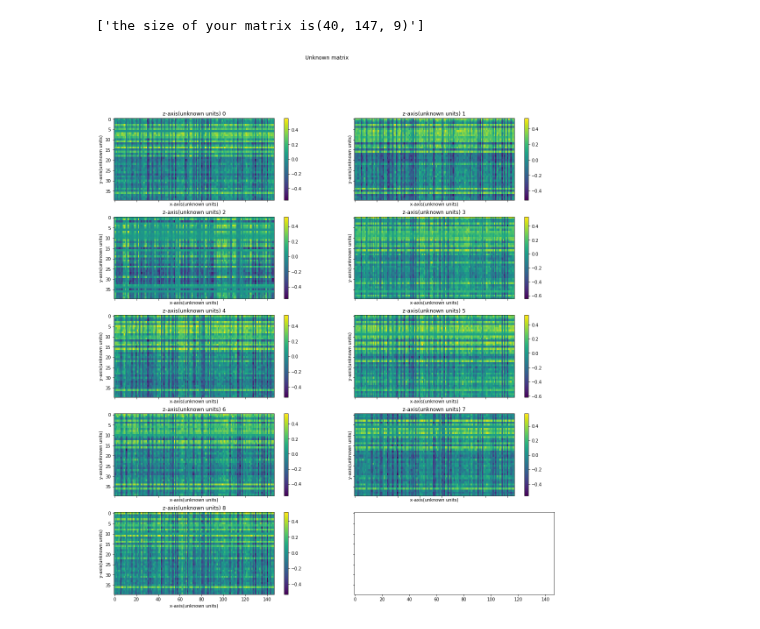
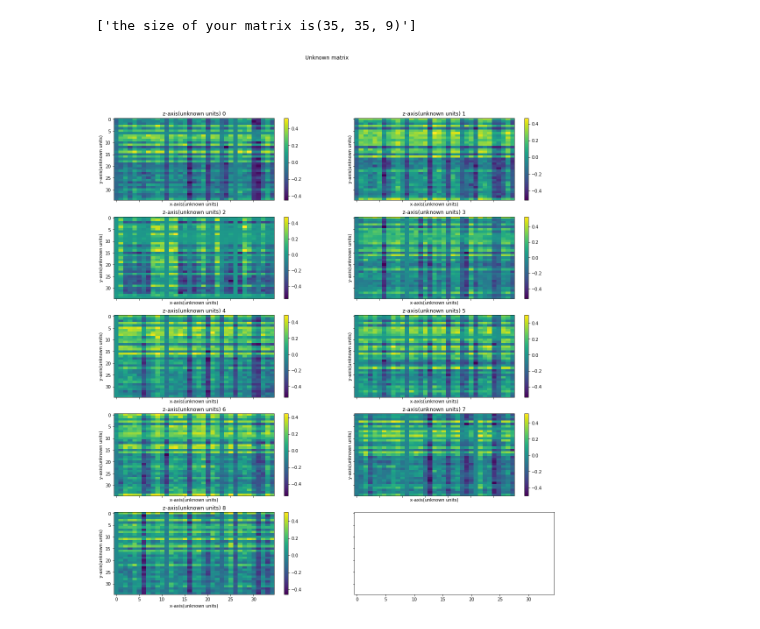
Before and after one commit to AllenInstitute/swdb_2019_student, a Jupyter notebook: team_name_ultra/get_clusters.ipynb, the cells around one changed output. Saved outputs shown, nothing was run; the diff lists cells and outputs as text; code cells hidden in the pictures.

```diff
--- a/team_name_ultra/get_clusters.ipynb
+++ b/team_name_ultra/get_clusters.ipynb
@@ -54,10 +55,10 @@ import matplotlib.pyplot as plt
 
 corr_mat = pickle.load(open(str('corr_mat_' + stim_type + 'session_' + str(session_id) +'.pkl'),'rb'))
 # %%
-sanity_check(corr_mat, ncols=2)
+sanity_check(corr_mat[:35,:35], ncols=2)
 # %% [output]
-['the size of your matrix is(40, 147, 9)']
+['the size of your matrix is(35, 35, 9)']
-[figure, old version]
+[figure, new version]
 # %%
 V1_units = pickle.load(open(str('V1_clusters' + stim_type + 'session_' + str(session_id) +'.pkl'),'rb'))
 V1_units.head()
```
Also changed, not shown: parts of 8 cells of this notebook.
